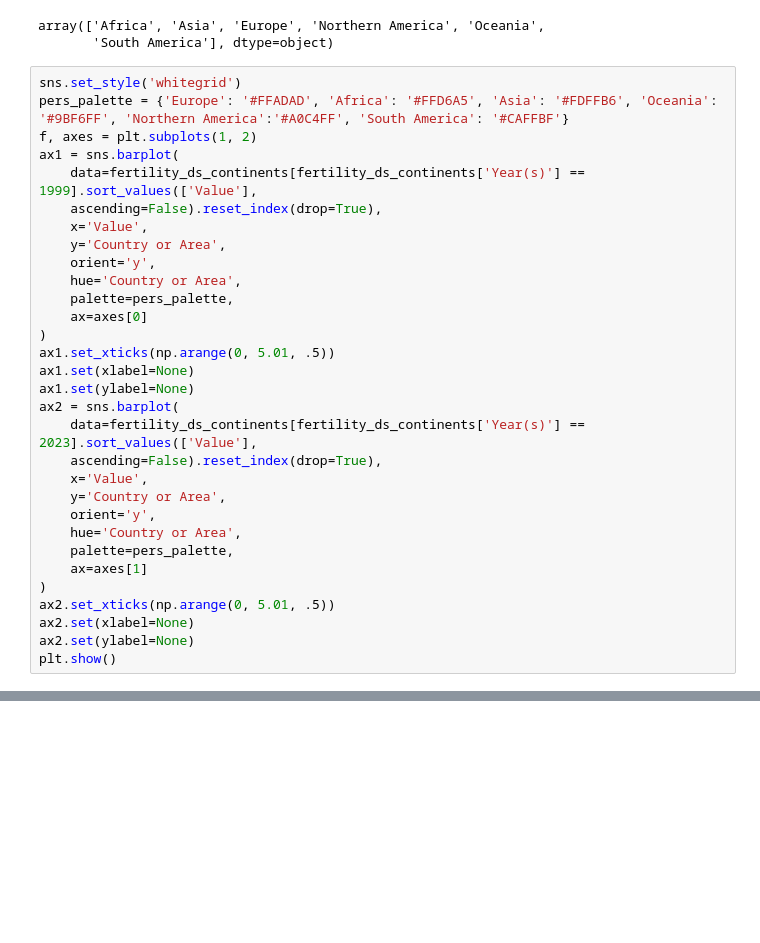
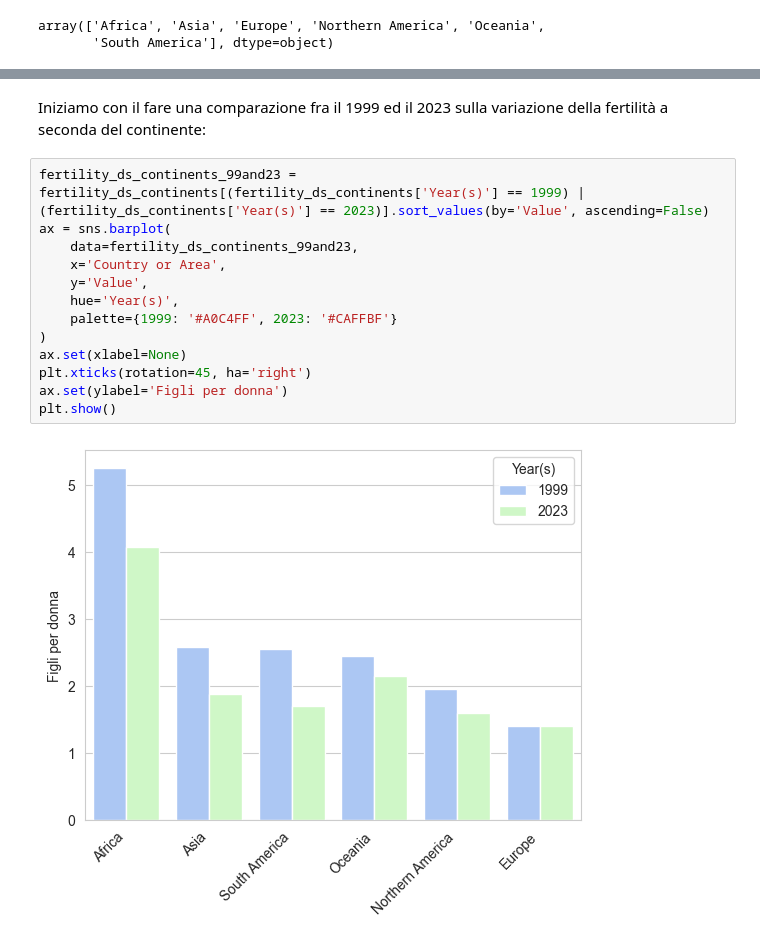
Before and after one commit to ByZeroMatt/SciVis_Project_2024, a Jupyter notebook: src/main/main.ipynb, the cells around one changed output, grey strips where cells are left out. Cells and saved outputs as stored; diff of their text form; blank space fills up the shorter version.

Commit message:
Rivisto grafico sulla fertilità comparata

```diff
--- a/src/main/main.ipynb
+++ b/src/main/main.ipynb
@@ -50,34 +50,3 @@ fertility_ds_continents['Country or Area'].unique()
 # %% [output]
 array(['Africa', 'Asia', 'Europe', 'Northern America', 'Oceania',
        'South America'], dtype=object)
-# %%
-sns.set_style('whitegrid')
-pers_palette = {'Europe': '#FFADAD', 'Africa': '#FFD6A5', 'Asia': '#FDFFB6', 'Oceania': '#9BF6FF', 'Northern America':'#A0C4FF', 'South America': '#CAFFBF'}
-f, axes = plt.subplots(1, 2)
-ax1 = sns.barplot(
-    data=fertility_ds_continents[fertility_ds_continents['Year(s)'] == 1999].sort_values(['Value'],
-    ascending=False).reset_index(drop=True),
-    x='Value',
-    y='Country or Area',
-    orient='y',
-    hue='Country or Area',
-    palette=pers_palette,
-    ax=axes[0]
-)
-ax1.set_xticks(np.arange(0, 5.01, .5))
-ax1.set(xlabel=None)
-ax1.set(ylabel=None)
-ax2 = sns.barplot(
-    data=fertility_ds_continents[fertility_ds_continents['Year(s)'] == 2023].sort_values(['Value'],
-    ascending=False).reset_index(drop=True),
-    x='Value',
-    y='Country or Area',
-    orient='y',
-    hue='Country or Area',
-    palette=pers_palette,
-    ax=axes[1]
-)
-ax2.set_xticks(np.arange(0, 5.01, .5))
-ax2.set(xlabel=None)
-ax2.set(ylabel=None)
-plt.show()
@@ -150,0 +53,17 @@ plt.show()
+# %% [markdown]
+Iniziamo con il fare una comparazione fra il 1999 ed il 2023 sulla variazione della fertilità a seconda del continente:
+# %%
+fertility_ds_continents_99and23 = fertility_ds_continents[(fertility_ds_continents['Year(s)'] == 1999) | (fertility_ds_continents['Year(s)'] == 2023)].sort_values(by='Value', ascending=False)
+ax = sns.barplot(
+    data=fertility_ds_continents_99and23,
+    x='Country or Area',
+    y='Value',
+    hue='Year(s)',
+    palette={1999: '#A0C4FF', 2023: '#CAFFBF'}
+)
+ax.set(xlabel=None)
+plt.xticks(rotation=45, ha='right')
+ax.set(ylabel='Figli per donna')
+plt.show()
+# %% [output]
+[figure, added]
```
Also changed, not shown: parts of 5 cells of this notebook.
